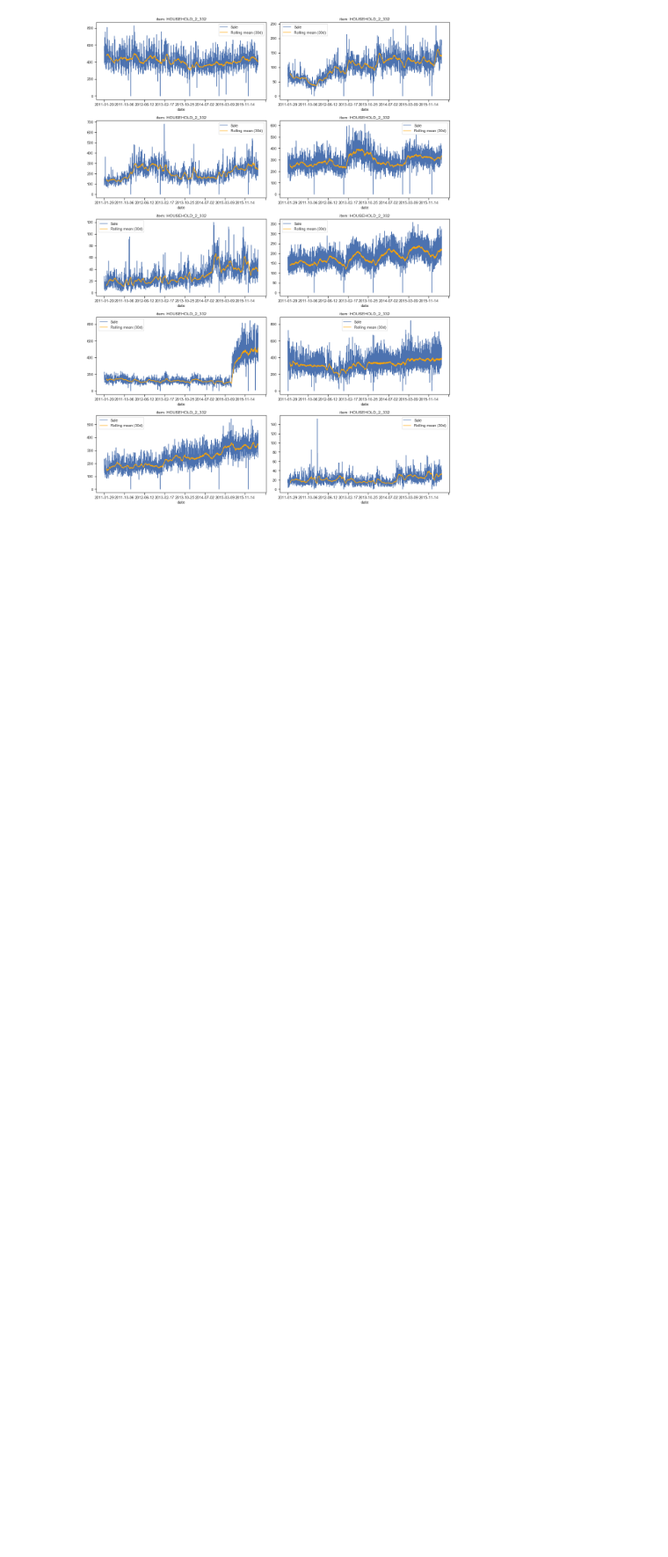
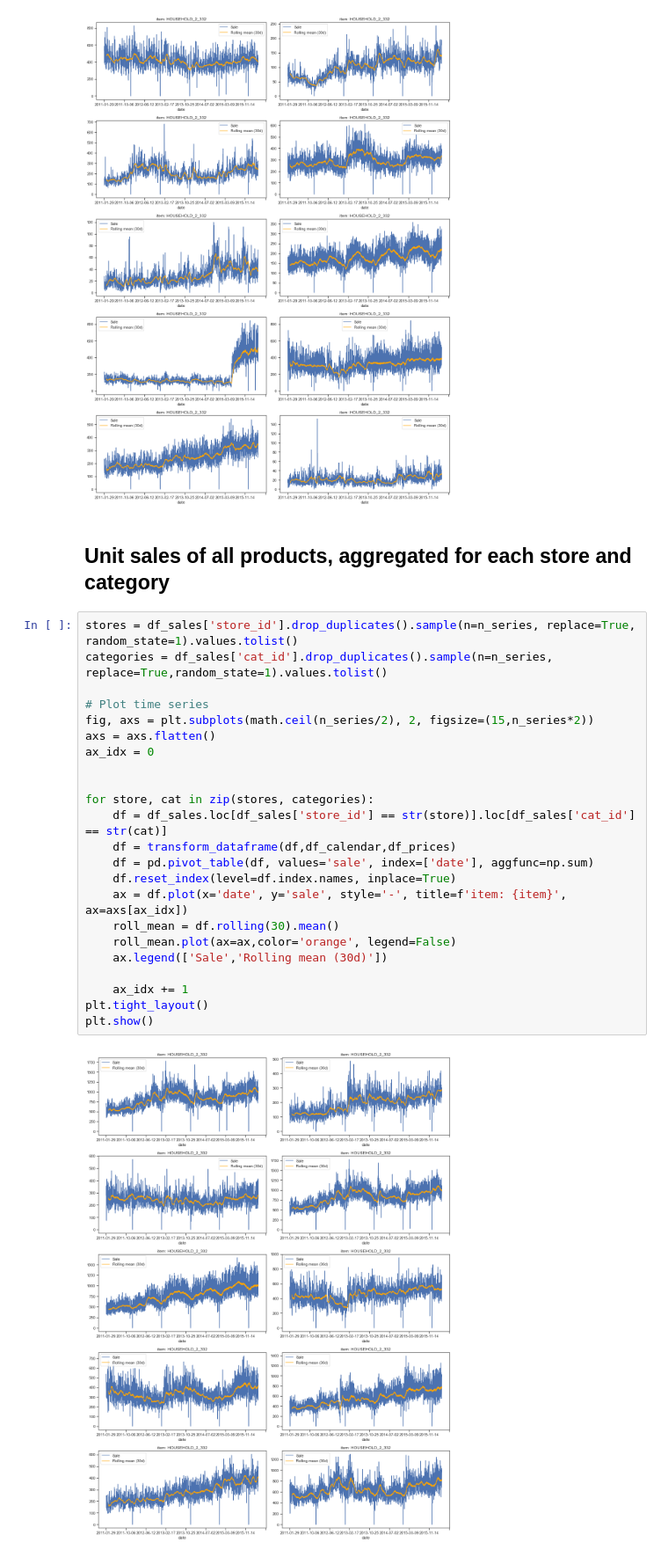
Before and after one commit to dominicdoerig/predicting-sales-data, a Jupyter notebook: m5_challenge/01_data_exploration.ipynb, the cells around one changed output. Shown at 88% size. Drawn from its saved outputs; the diff is of its cells as text; blank space fills up the shorter version.

Commit message:
Plot Unit sales of all products, aggregated for each store and category added.

```diff
--- a/m5_challenge/01_data_exploration.ipynb
+++ b/m5_challenge/01_data_exploration.ipynb
@@ -334,3 +334,30 @@ plt.tight_layout()
 plt.show()
 # %% [output]
 [figure]
+# %% [markdown]
+## Unit sales of all products, aggregated for each store and category
+# %%
+stores = df_sales['store_id'].drop_duplicates().sample(n=n_series, replace=True, random_state=1).values.tolist()
+categories = df_sales['cat_id'].drop_duplicates().sample(n=n_series, replace=True,random_state=1).values.tolist()
+
+# Plot time series
+fig, axs = plt.subplots(math.ceil(n_series/2), 2, figsize=(15,n_series*2))
+axs = axs.flatten()
+ax_idx = 0
+
+
+for store, cat in zip(stores, categories):
+    df = df_sales.loc[df_sales['store_id'] == str(store)].loc[df_sales['cat_id'] == str(cat)]
+    df = transform_dataframe(df,df_calendar,df_prices)
+    df = pd.pivot_table(df, values='sale', index=['date'], aggfunc=np.sum)
+    df.reset_index(level=df.index.names, inplace=True)
+    ax = df.plot(x='date', y='sale', style='-', title=f'item: {item}', ax=axs[ax_idx])
+    roll_mean = df.rolling(30).mean()
+    roll_mean.plot(ax=ax,color='orange', legend=False)
+    ax.legend(['Sale','Rolling mean (30d)'])
+
+    ax_idx += 1
+plt.tight_layout()
+plt.show()
+# %% [output]
+[figure, added]
```
